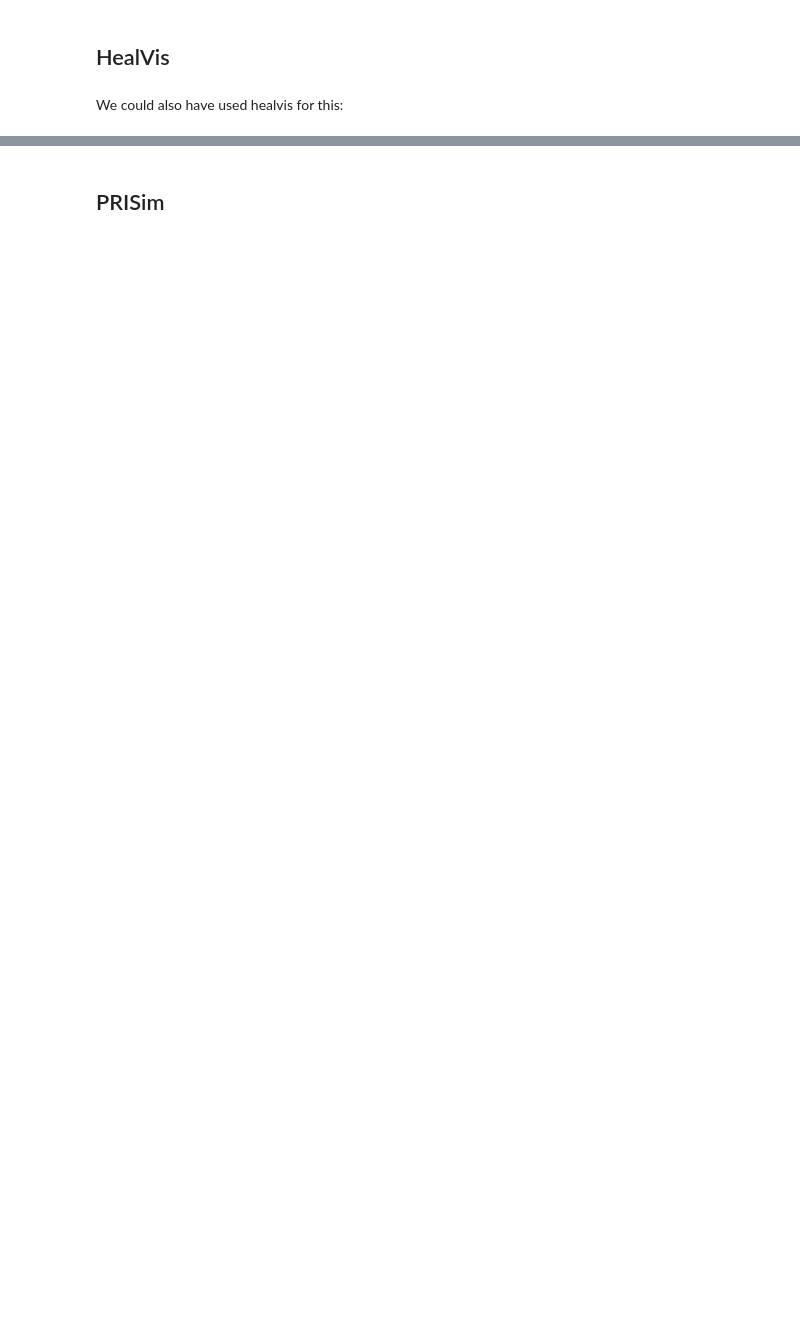
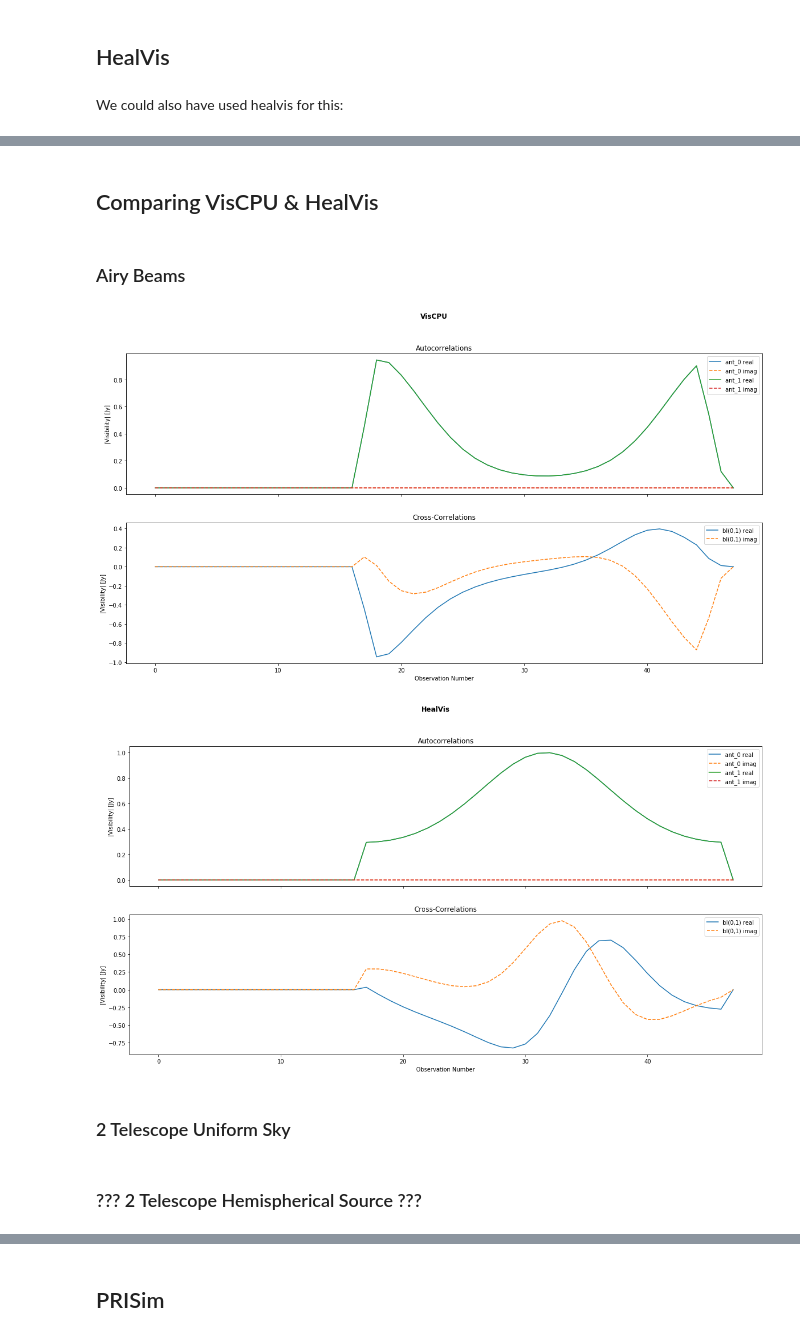
Before and after one commit to HERA-Team/hera_sim, a Jupyter notebook: docs/tutorials/visibility_simulator.ipynb, the cells around one changed output, grey strips where cells are left out. Saved outputs shown, nothing was run; the diff lists cells and outputs as text; code cells hidden in the pictures; blank space fills up the shorter version.

```diff
--- a/docs/tutorials/visibility_simulator.ipynb
+++ b/docs/tutorials/visibility_simulator.ipynb
@@ -77,0 +82,18 @@ simulator = VisCPU(
+# %%
+def myuvdata(ntimes=48, ntel=1, **kwargs):
+
+    # Picking antenna postions in a deterministic way
+    ants = {}
+    for i in range(ntel):
+        ants.update([(i, (-(i % 3), i, i % 4))])
+
+    antpairs = list(set(itertools.permutations(ants.keys()*2, 2)))
+
+    return io.empty_uvdata(
+        nfreq = 5,
+        time_per_integ = 86164.1/ntimes,
+        ntimes= ntimes,
+        ants = ants,
+        antpairs = antpairs,
+        **kwargs
+    )
@@ -261,0 +227,40 @@ def make_fringe(az, za, freq, enu):
+# %% [markdown]
+## Comparing VisCPU & HealVis
+# %% [markdown]
+### Airy Beams
+# %%
+uvdata = myuvdata(ntel=2, ntimes=48)
+uvdata1 = myuvdata(ntel=2, ntimes=48)
+freqs = unique(uvdata.freq_array)
+
+point_source_pos = np.array([[0, uvdata.telescope_lat_lon_alt[0]]])
+point_source_flux = np.array([[1.0]] * len(freqs))
+
+viscpu_sim = VisCPU(
+    uvdata=uvdata,
+    sky_freqs=freqs,
+    point_source_pos=point_source_pos,
+    point_source_flux=point_source_flux,
+    nside=2**4,
+    beams = [AnalyticBeam("airy", diameter=2)],
+    real_dtype=np.float64,
+    complex_dtype=np.complex128,
+)
+
+healvis_sim = HealVis(
+    uvdata=uvdata1,
+    sky_freqs=freqs,
+    point_source_pos=point_source_pos,
+    point_source_flux=point_source_flux,
+    beams = [AnalyticBeam("airy", diameter=2)],
+    nside=2 ** 4
+)
+
+viscpu = viscpu_sim.simulate()
+healvis = healvis_sim.simulate()
+
+plot_blts(viscpu_sim)
+plot_blts(healvis_sim)
+# %% [output]
+[figure, added]
+[figure, added]
@@ -261,0 +296,2 @@ def make_fringe(az, za, freq, enu):
+# %% [markdown]
+### 2 Telescope Uniform Sky
@@ -261,0 +341,2 @@ def make_fringe(az, za, freq, enu):
+# %% [markdown]
+### ??? 2 Telescope Hemispherical Source ???
```
Also changed, not shown: parts of 40 cells of this notebook, 7 other files.
